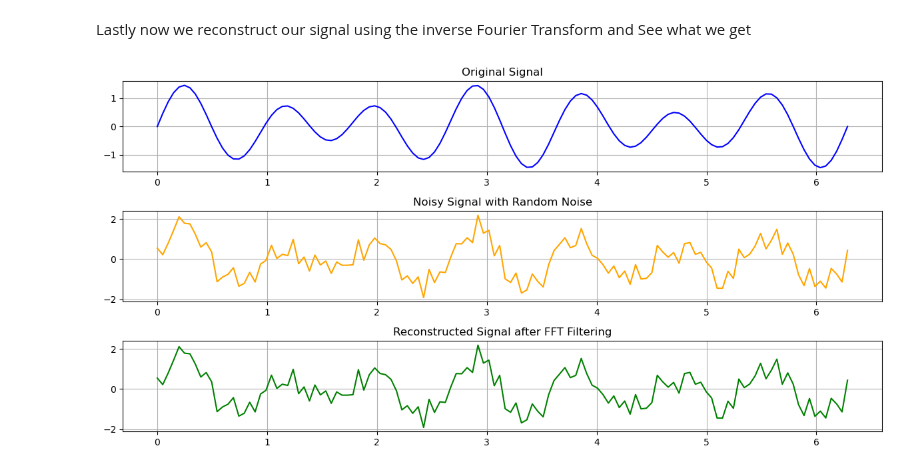
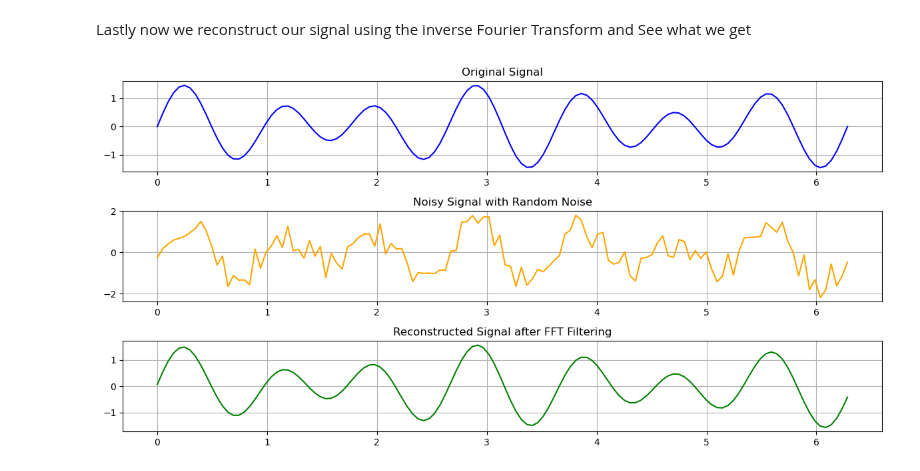
Before and after one commit to LukasMeinschad/Studium, a Jupyter notebook: Mathe/Numerik/Proseminar Numerik/Übungsblätter/Blatt 10/meinschad_blatt10.ipynb, the cells around one changed output. Cells and saved outputs as stored; diff of their text form; code cells hidden in the pictures.

```diff
--- a/Mathe/Numerik/Proseminar Numerik/Übungsblätter/Blatt 10/meinschad_blatt10.ipynb
+++ b/Mathe/Numerik/Proseminar Numerik/Übungsblätter/Blatt 10/meinschad_blatt10.ipynb
@@ -421,12 +444,17 @@ y = np.sin(7 * t) + 0.5*np.sin(5 * t)
 
 # Now we add a random noise with our scaling for each point
 
-noise = noise_level * (np.random.rand(N)-0.5)*2
+noise = np.random.uniform(-0.75, 0.75,128)
 
 y_pert = y + noise
 
 # So now we use numpy to perform our dft (maybe in a block below i use my own method, just to be safe)
 
 Y = np.fft.fft(y_pert)
+
+# Also Norm the Data in respect to the Data Points
+
+Y = Y/len(Y)
+
 Y[:10]
 # %% [output]
@@ -445,29 +489,31 @@ print(Y_filtered[Y_filtered==0])
 # %% [markdown]
 Lastly now we reconstruct our signal using the inverse Fourier Transform and See what we get
 # %%
-y_recon = np.fft.ifft(Y_filtered).real
+y_recon = np.fft.ifft(Y_filtered * len(Y_filtered)).real
+
+
 
 plt.figure(figsize=(12, 6))
 
 # Original signal
 plt.subplot(3, 1, 1)
 plt.plot(t, y, label="Original Signal", color='blue')
 plt.title("Original Signal")
 plt.grid()
 
 # Noisy signal
 plt.subplot(3, 1, 2)
 plt.plot(t, y_pert, label="Noisy Signal", color='orange')
 plt.title("Noisy Signal with Random Noise")
 plt.grid()
 
 # Reconstructed signal
 plt.subplot(3, 1, 3)
 plt.plot(t, y_recon, label="Reconstructed Signal", color='green')
 plt.title("Reconstructed Signal after FFT Filtering")
 plt.grid()
 
 plt.tight_layout()
 plt.show()
 # %% [output]
-[figure, old version]
+[figure, new version]
```
Also changed, not shown: parts of 10 cells of this notebook, 6 other files.
